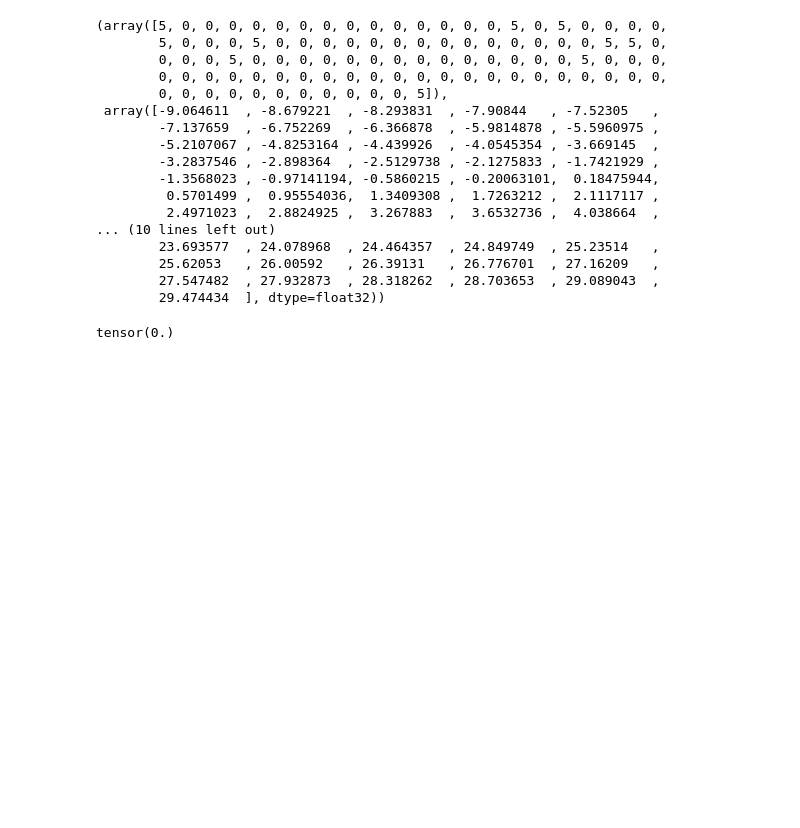
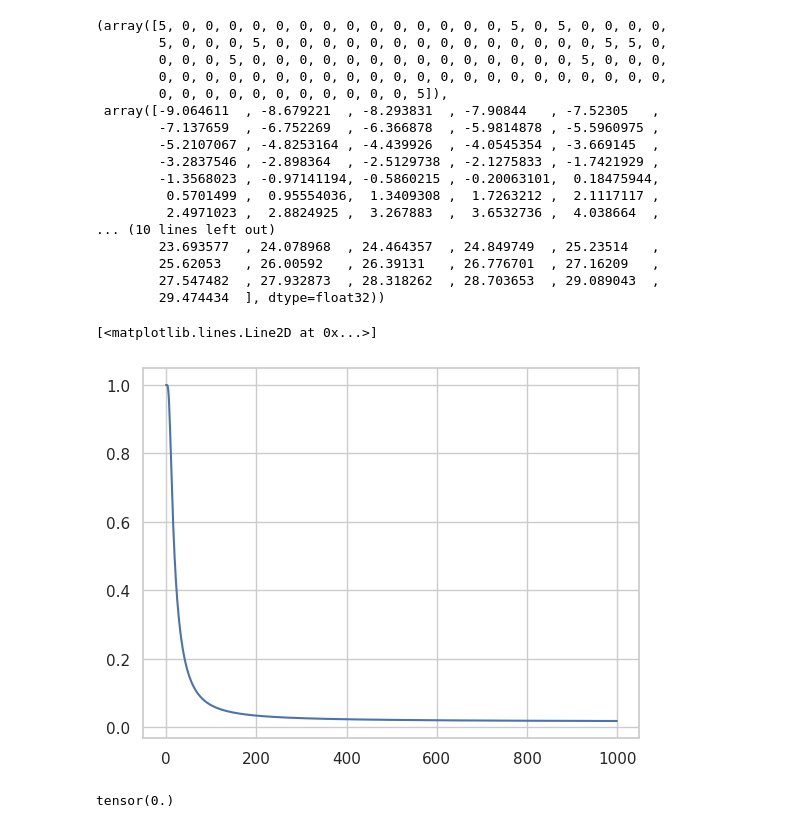
Before and after one commit to HazyResearch/zoology, a Jupyter notebook: zoology/analysis/scratch.ipynb, the cells around one changed output. Saved outputs shown, nothing was run; the diff lists cells and outputs as text; code cells hidden in the pictures; blank space fills up the shorter version.

```diff
--- a/zoology/analysis/scratch.ipynb
+++ b/zoology/analysis/scratch.ipynb
@@ -87,6 +87,23 @@ np.histogram(x.numpy(), bins=100)
         25.62053   , 26.00592   , 26.39131   , 26.776701  , 27.16209   ,
         27.547482  , 27.932873  , 28.318262  , 28.703653  , 29.089043  ,
         29.474434  ], dtype=float32))
+# %%
+
+results = []
+for seqlen in [64, 128, 256, 512, 1024]:
+    x = torch.randn(64) * seqlen
+    for i in range(1000):
+        results.append(
+            {
+                "max": torch.softmax(x / (i + 1), dim=-1).max()
+                "tmp": i,
+                "seqlen": seqlen
+            }
+        )
+plt.plot(results)
+# %% [output]
+[<matplotlib.lines.Line2D at 0x...>]
+[figure, added]
 # %%
 import math
 
```
Also changed, not shown: 2 other files.
